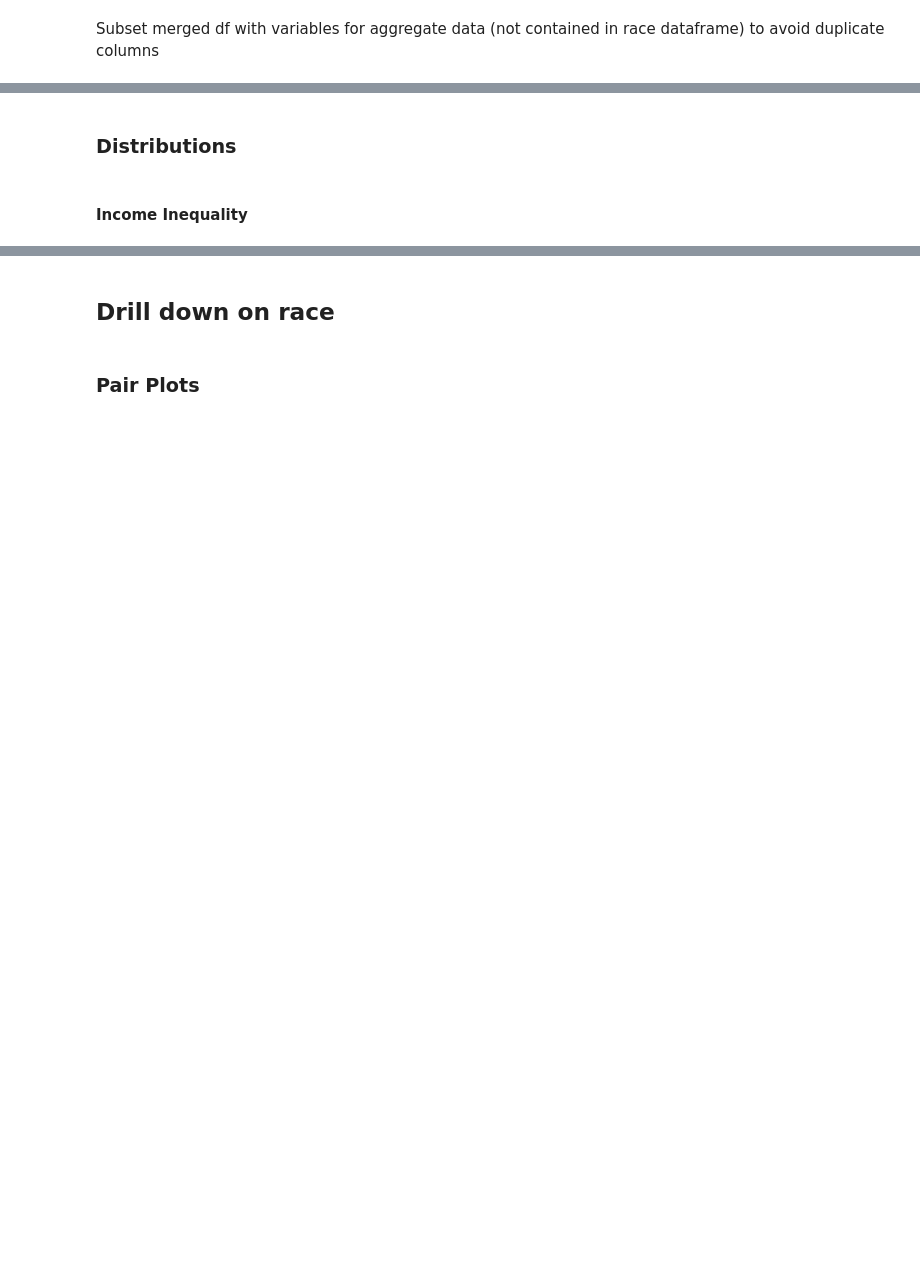
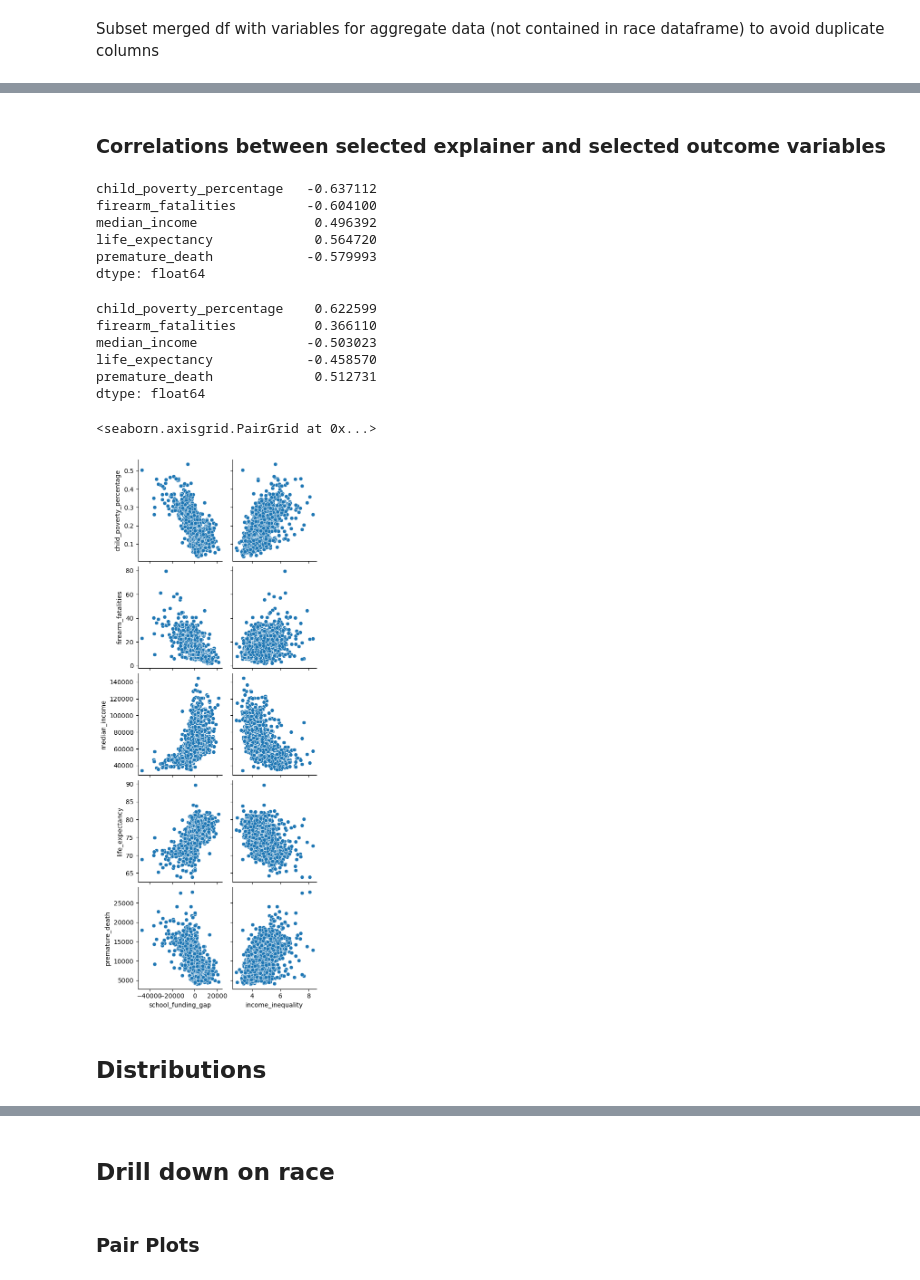
Before and after one commit to mapsg91/CapstoneII_MG, a Jupyter notebook: data/Clean Data/selected_vars/clean_select_features.ipynb, the cells around one changed output, grey strips where cells are left out. Cells and saved outputs as stored; diff of their text form; code cells hidden in the pictures; blank space fills up the shorter version.

```diff
--- a/data/Clean Data/selected_vars/clean_select_features.ipynb
+++ b/data/Clean Data/selected_vars/clean_select_features.ipynb
@@ -357,10 +469,31 @@ sns.heatmap(matrix, annot=True, cmap='flare')
+# %% [markdown]
+### Correlations between selected explainer and selected outcome variables
+# %%
+print(agg_select_subset[y_vars].corrwith(agg_select_subset['school_funding_gap']))
+# %% [output]
+child_poverty_percentage   -0.637112
+firearm_fatalities         -0.604100
+median_income               0.496392
+life_expectancy             0.564720
+premature_death            -0.579993
+dtype: float64
+# %%
+print(agg_select_subset[y_vars].corrwith(agg_select_subset['income_inequality']))
+# %% [output]
+child_poverty_percentage    0.622599
+firearm_fatalities          0.366110
+median_income              -0.503023
+life_expectancy            -0.458570
+premature_death             0.512731
+dtype: float64
 # %%
-sns.pairplot(counties,
-    x_vars= ['income_inequality', 'gender_pay_gap', 'school_segration_index', 'residential_segregation','school_funding_gap'],
-    y_vars= ['child_mortality', 'child_poverty_percentage','firearm_fatalities', 'life_expectancy', 'median_income', 'premature_death'],
+sns.pairplot(agg_select_subset,
+    x_vars= ['school_funding_gap', 'income_inequality'],
+    y_vars= ['child_poverty_percentage', 'firearm_fatalities', 'median_income' , 'life_expectancy', 'premature_death'],
     )
+# %% [output]
+<seaborn.axisgrid.PairGrid at 0x...>
+[figure, added]
 # %% [markdown]
-### Distributions
+## Distributions
-# %% [markdown]
-#### Income Inequality
 # %%
```
Also changed, not shown: parts of 96 cells of this notebook, 1 other file.
